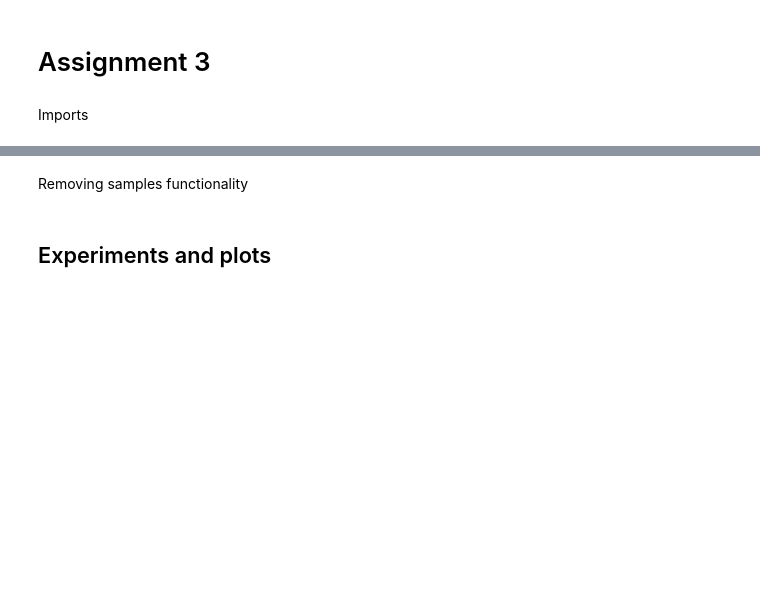
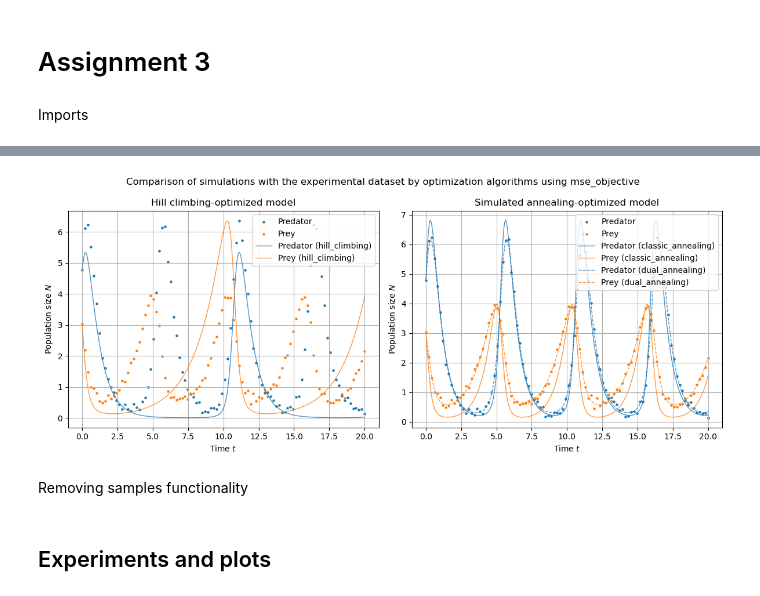
Before and after one commit to jonas4climate/ss-assignment-3, a Jupyter notebook: CalvinLaw_11306734_RaymondZhang_14865904_JonasSchaefer_14039982_3.ipynb, the cells around one changed output, grey strips where cells are left out. Drawn from its saved outputs; the diff is of its cells as text; code cells hidden in the pictures; blank space fills up the shorter version.

```diff
--- a/CalvinLaw_11306734_RaymondZhang_14865904_JonasSchaefer_14039982_3.ipynb
+++ b/CalvinLaw_11306734_RaymondZhang_14865904_JonasSchaefer_14039982_3.ipynb
@@ -105,14 +108,14 @@ def classic_annealing(*args, **kwargs):
     return dual_annealing(*args, **kwargs, no_local_search=True)
 # %%
 def mse_objective(params):
-    initial_conditions = [data['y'][0], data['x'][0]]
-    simulated = solve_lv(params, initial_conditions, data['t'])
+    initial_conditions = [y[0], x[0]]
+    simulated = solve_lv(params, initial_conditions, t)
     mse = np.mean((simulated - data[['y', 'x']].values) ** 2)
     return mse
 
 def mae_objective(params):
-    initial_conditions = [data['y'][0], data['x'][0]]
-    simulated = solve_lv(params, initial_conditions, data['t'])
+    initial_conditions = [y[0], x[0]]
+    simulated = solve_lv(params, initial_conditions, t)
     mae = np.mean(np.abs(simulated - data[['y', 'x']].values))
     return mae
 # %%
@@ -140,3 +148,40 @@ for obj in objectives:
+# %%
+def plot_comparison_optimizers(hc_optimizers, sa_optimizers, objective=mse_objective, linestyles=['-', '--', ':'], colors=['tab:blue', 'tab:orange']):
+    t_detail = np.linspace(0, 20, 1000)
+    fig, axs = plt.subplots(1, 2, figsize=(12, 5), layout='tight')
+    fig.suptitle(f'Comparison of simulations with the experimental dataset by optimization algorithms using {objective.__name__}')
+    axs[0].scatter(t, x, s=5, label='Predator', color=colors[0])
+    axs[0].scatter(t, y, s=5, label='Prey', color=colors[1])
+    for i, opt in enumerate(hc_optimizers):
+        params = est_params[opt.__name__][objective.__name__]
+        initial_conditions = [y[0], x[0]]
+        sim_data = solve_lv(params, initial_conditions, t_detail)
+        axs[0].plot(t_detail, sim_data[:, 1], label=f'Predator ({opt.__name__})', linestyle=linestyles[i], color=colors[0], linewidth=1, alpha=0.8)
+        axs[0].plot(t_detail, sim_data[:, 0], label=f'Prey ({opt.__name__})', linestyle=linestyles[i], color=colors[1], linewidth=1, alpha=0.8)
+    axs[0].set_title('Hill climbing-optimized model')
+    axs[0].set_xlabel('Time $t$')
+    axs[0].set_ylabel('Population size $N$')
+    axs[0].legend(loc='upper right')
+    axs[0].grid(True)
+    axs[1].scatter(t, x, s=5, label='Predator', color=colors[0])
+    axs[1].scatter(t, y, s=5, label='Prey', color=colors[1])
+    for i, opt in enumerate(sa_optimizers):
+        params = est_params[opt.__name__][objective.__name__]
+        initial_conditions = [y[0], x[0]]
+        sim_data = solve_lv(params, initial_conditions, t_detail)
+        axs[1].plot(t_detail, sim_data[:, 1], label=f'Predator ({opt.__name__})', linestyle=linestyles[i], color=colors[0], linewidth=1, alpha=0.8)
+        axs[1].plot(t_detail, sim_data[:, 0], label=f'Prey ({opt.__name__})', linestyle=linestyles[i], color=colors[1], linewidth=1, alpha=0.8)
+    axs[1].set_title('Simulated annealing-optimized model')
+    axs[1].set_xlabel('Time $t$')
+    axs[1].set_ylabel('Population size $N$')
+    axs[1].legend(loc='upper right')
+    axs[1].grid(True)
+    plt.savefig('media/comparison_optimizers.png')
+    plt.show()
+
+plot_comparison_optimizers(hc_optimizers, sa_optimizers)
+# %% [output]
+[figure, added]
 # %% [markdown]
 Removing samples functionality
 # %% [markdown]
```
Also changed, not shown: parts of 4 cells of this notebook, 2 other files.
